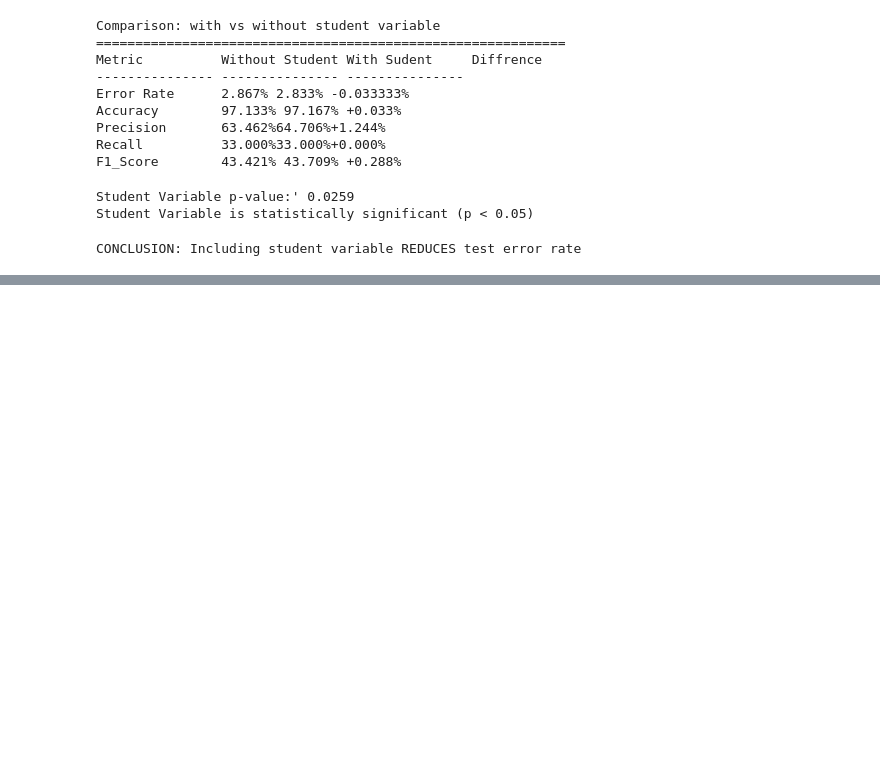
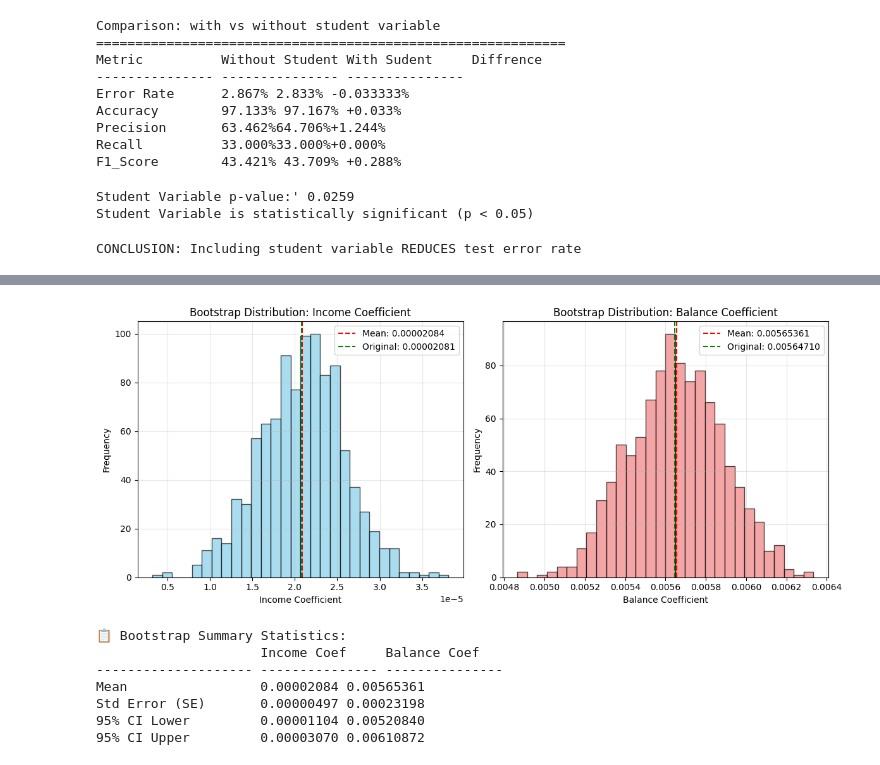
Before and after one commit to dh-kt/Statistical_Learning_Resampling-Method, a Jupyter notebook: notebooks/validation_set_approach.ipynb, the cells around one changed output, grey strips where cells are left out. Drawn from its saved outputs; the diff is of its cells as text; code cells hidden in the pictures; blank space fills up the shorter version.

```diff
--- a/notebooks/validation_set_approach.ipynb
+++ b/notebooks/validation_set_approach.ipynb
@@ -574,0 +736,7 @@ CONCLUSION: Including student variable REDUCES test error rate
+# %%
+#Remove NaN values for proper calculation
+valid_income_coefs = bootstrap_income_coefs[~np.isnan(bootstrap_income_coefs)]
+valid_balance_coefs = bootstrap_balance_coefs[~np.isnan(bootstrap_balance_coefs)]
+
+print(f'Income coefficient range: [{valid_income_coefs.min():.8f}. {valid_income_coefs.max():.8f}]')
+print(f'Balance coefficient range: [{valid_balance_coefs.min():.8f}, {valid_balance_coefs.max():.8f}]')
@@ -574,0 +767,44 @@ CONCLUSION: Including student variable REDUCES test error rate
+# %%
+# Create subplots
+fig, (ax1, ax2) = plt.subplots(1, 2, figsize=(12, 5))
+
+# Plot income coefficient distribution (only valid values)
+ax1.hist(valid_income_coefs, bins=30, alpha=0.7, color='skyblue', edgecolor='black')
+ax1.axvline(valid_income_coefs.mean(), color='red', linestyle='--', label=f'Mean: {valid_income_coefs.mean():.8f}')
+ax1.axvline(glm_results.params['income'], color='green', linestyle='--', label=f'Original: {glm_results.params["income"]:.8f}')
+ax1.set_xlabel('Income Coefficient')
+ax1.set_ylabel('Frequency')
+ax1.set_title('Bootstrap Distribution: Income Coefficient')
+ax1.legend()
+ax1.grid(True, alpha=0.3)
+
+# Plot balance coefficient distribution (only valid values)
+ax2.hist(valid_balance_coefs, bins=30, alpha=0.7, color='lightcoral', edgecolor='black')
+ax2.axvline(valid_balance_coefs.mean(), color='red', linestyle='--', label=f'Mean: {valid_balance_coefs.mean():.8f}')
+ax2.axvline(glm_results.params['balance'], color='green', linestyle='--', label=f'Original: {glm_results.params["balance"]:.8f}')
+ax2.set_xlabel('Balance Coefficient')
+ax2.set_ylabel('Frequency')
+ax2.set_title('Bootstrap Distribution: Balance Coefficient')
+ax2.legend()
+ax2.grid(True, alpha=0.3)
+
+plt.tight_layout()
+plt.show()
+
+# Print summary statistics
+print("\n📋 Bootstrap Summary Statistics:")
+print(f"{'':<20} {'Income Coef':<15} {'Balance Coef':<15}")
+print(f"{'-'*20} {'-'*15} {'-'*15}")
+print(f"{'Mean':<20} {valid_income_coefs.mean():.8f} {valid_balance_coefs.mean():.8f}")
+print(f"{'Std Error (SE)':<20} {bootstrap_se_income:.8f} {bootstrap_se_balance:.8f}")
+print(f"{'95% CI Lower':<20} {np.percentile(valid_income_coefs, 2.5):.8f} {np.percentile(valid_balance_coefs, 2.5):.8f}")
+print(f"{'95% CI Upper':<20} {np.percentile(valid_income_coefs, 97.5):.8f} {np.percentile(valid_balance_coefs, 97.5):.8f}")
+# %% [output]
+[figure, added]
+📋 Bootstrap Summary Statistics:
+                     Income Coef     Balance Coef
+-------------------- --------------- ---------------
+Mean                 0.00002084 0.00565361
+Std Error (SE)       0.00000497 0.00023198
+95% CI Lower         0.00001104 0.00520840
+95% CI Upper         0.00003070 0.00610872
```
Also changed, not shown: parts of 9 cells of this notebook.
